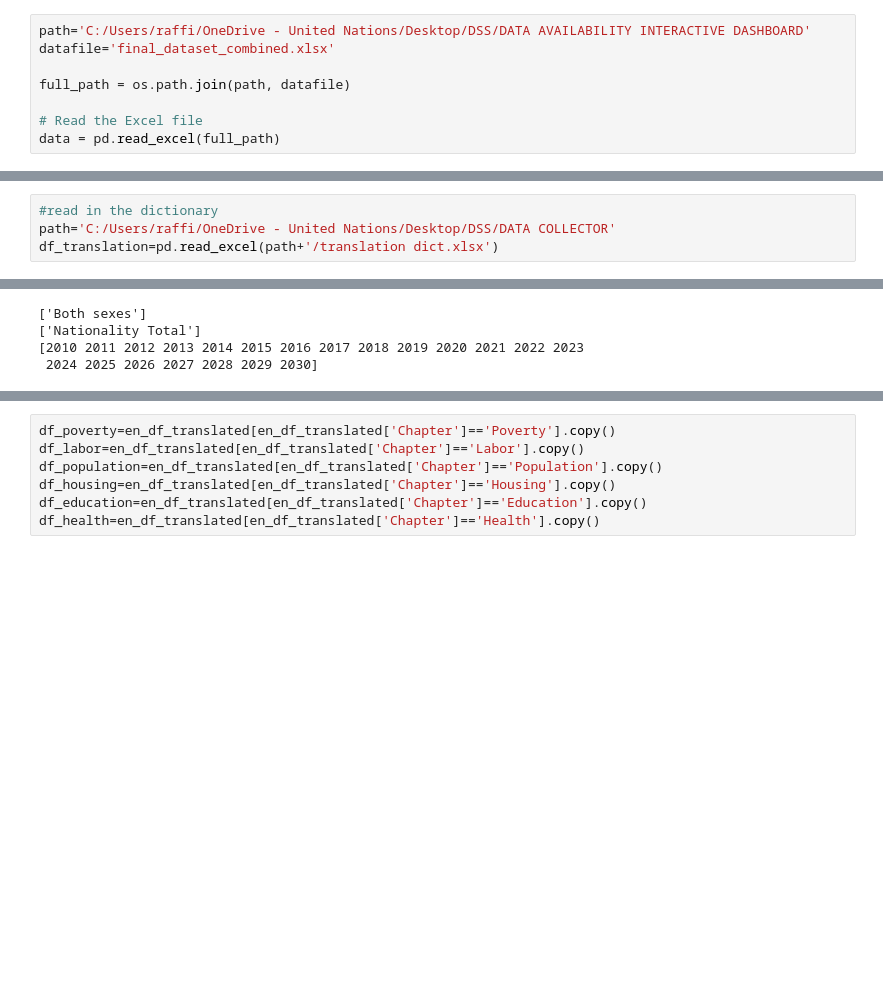
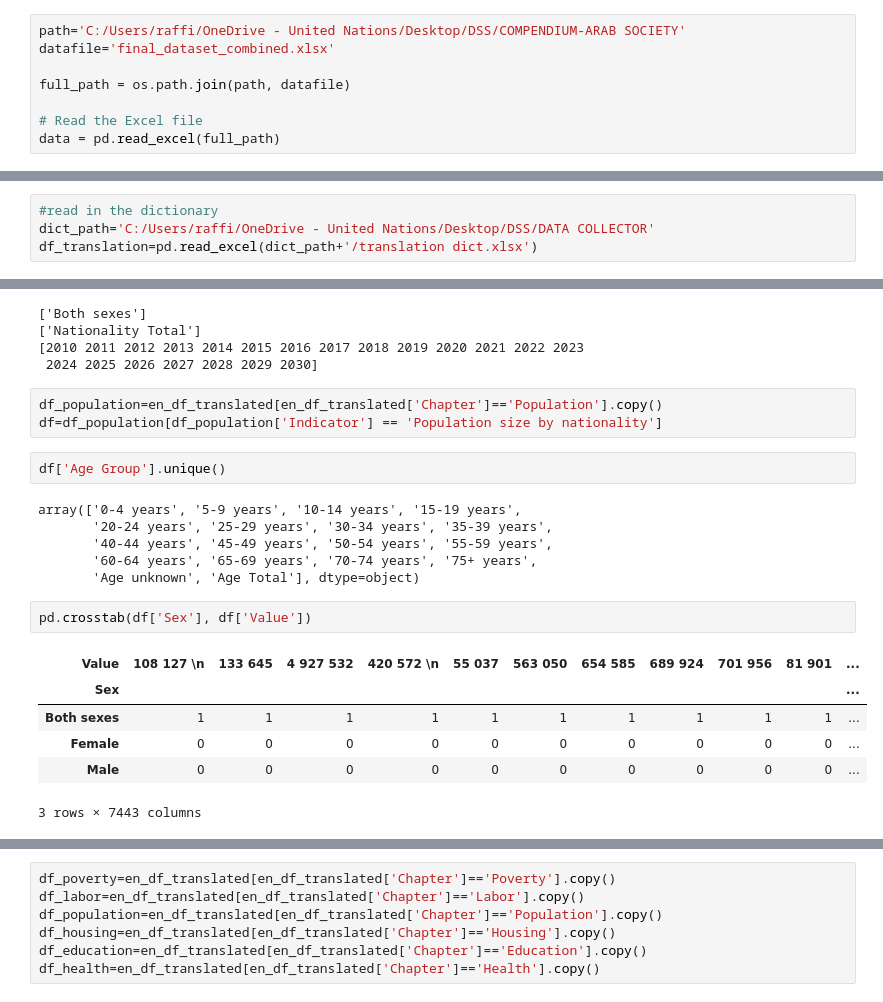
Before and after one commit to raffi1974/compendium-charts, a Jupyter notebook: compendium charts.ipynb, the cells around one changed output, grey strips where cells are left out. Cells and saved outputs as stored; diff of their text form; blank space fills up the shorter version.

```diff
--- a/compendium charts.ipynb
+++ b/compendium charts.ipynb
@@ -5,7 +6,7 @@ import pandas as pd
 import os
 import json
 # %%
-path='C:/Users/raffi/OneDrive - United Nations/Desktop/DSS/DATA AVAILABILITY INTERACTIVE DASHBOARD'
+path='C:/Users/raffi/OneDrive - United Nations/Desktop/DSS/COMPENDIUM-ARAB SOCIETY'
 datafile='final_dataset_combined.xlsx'
 
 full_path = os.path.join(path, datafile)
@@ -34,8 +29,8 @@ Index(['المؤشر', 'الدولة', 'الفصل', 'السنة', 'العدد',
 ### Translate
 # %%
 #read in the dictionary
-path='C:/Users/raffi/OneDrive - United Nations/Desktop/DSS/DATA COLLECTOR'
-df_translation=pd.read_excel(path+'/translation dict.xlsx')
+dict_path='C:/Users/raffi/OneDrive - United Nations/Desktop/DSS/DATA COLLECTOR'
+df_translation=pd.read_excel(dict_path+'/translation dict.xlsx')
 # %%
 df_translation.head()
 # %% [output]
@@ -187,6 +196,26 @@ print(df_61['Year'].unique())
 ['Nationality Total']
 [2010 2011 2012 2013 2014 2015 2016 2017 2018 2019 2020 2021 2022 2023
  2024 2025 2026 2027 2028 2029 2030]
+# %%
+df_population=en_df_translated[en_df_translated['Chapter']=='Population'].copy()
+df=df_population[df_population['Indicator'] == 'Population size by nationality']
+# %%
+df['Age Group'].unique()
+# %% [output]
+array(['0-4 years', '5-9 years', '10-14 years', '15-19 years',
+       '20-24 years', '25-29 years', '30-34 years', '35-39 years',
+       '40-44 years', '45-49 years', '50-54 years', '55-59 years',
+       '60-64 years', '65-69 years', '70-74 years', '75+ years',
+       'Age unknown', 'Age Total'], dtype=object)
+# %%
+pd.crosstab(df['Sex'], df['Value'])
+# %% [output]
+| Value | 108 127 \n | 133 645 | 4 927 532 | 420 572 \n | 55 037 | 563 050 | 654 585 | 689 924 | 701 956 | 81 901 | ... |
+| Sex |  |  |  |  |  |  |  |  |  |  | ... |
+| Both sexes | 1 | 1 | 1 | 1 | 1 | 1 | 1 | 1 | 1 | 1 | ... |
+| Female | 0 | 0 | 0 | 0 | 0 | 0 | 0 | 0 | 0 | 0 | ... |
+| Male | 0 | 0 | 0 | 0 | 0 | 0 | 0 | 0 | 0 | 0 | ... |
+3 rows × 7443 columns
 # %%
 #get the data subsets for the charts
 
```
Also changed, not shown: parts of 6 cells of this notebook.
